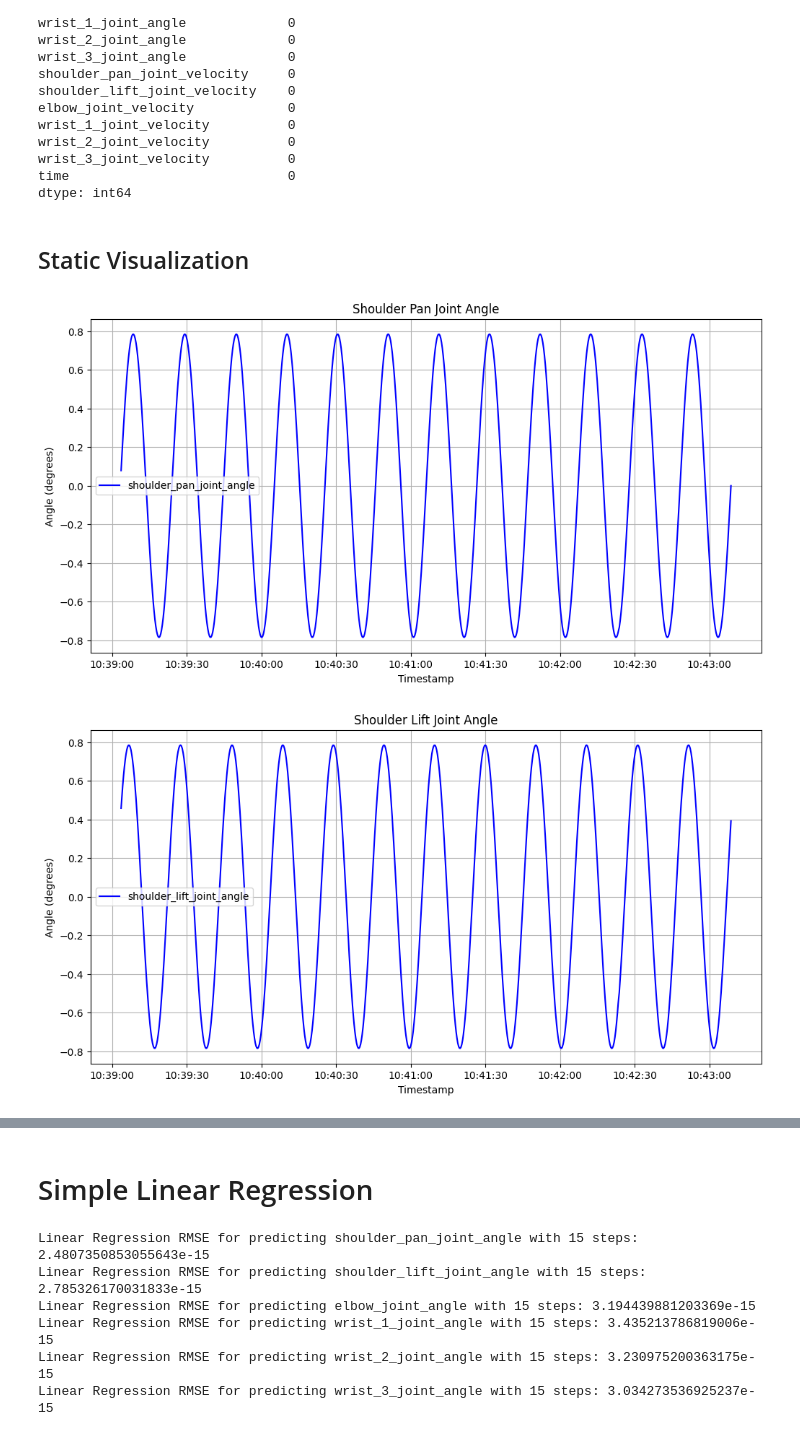
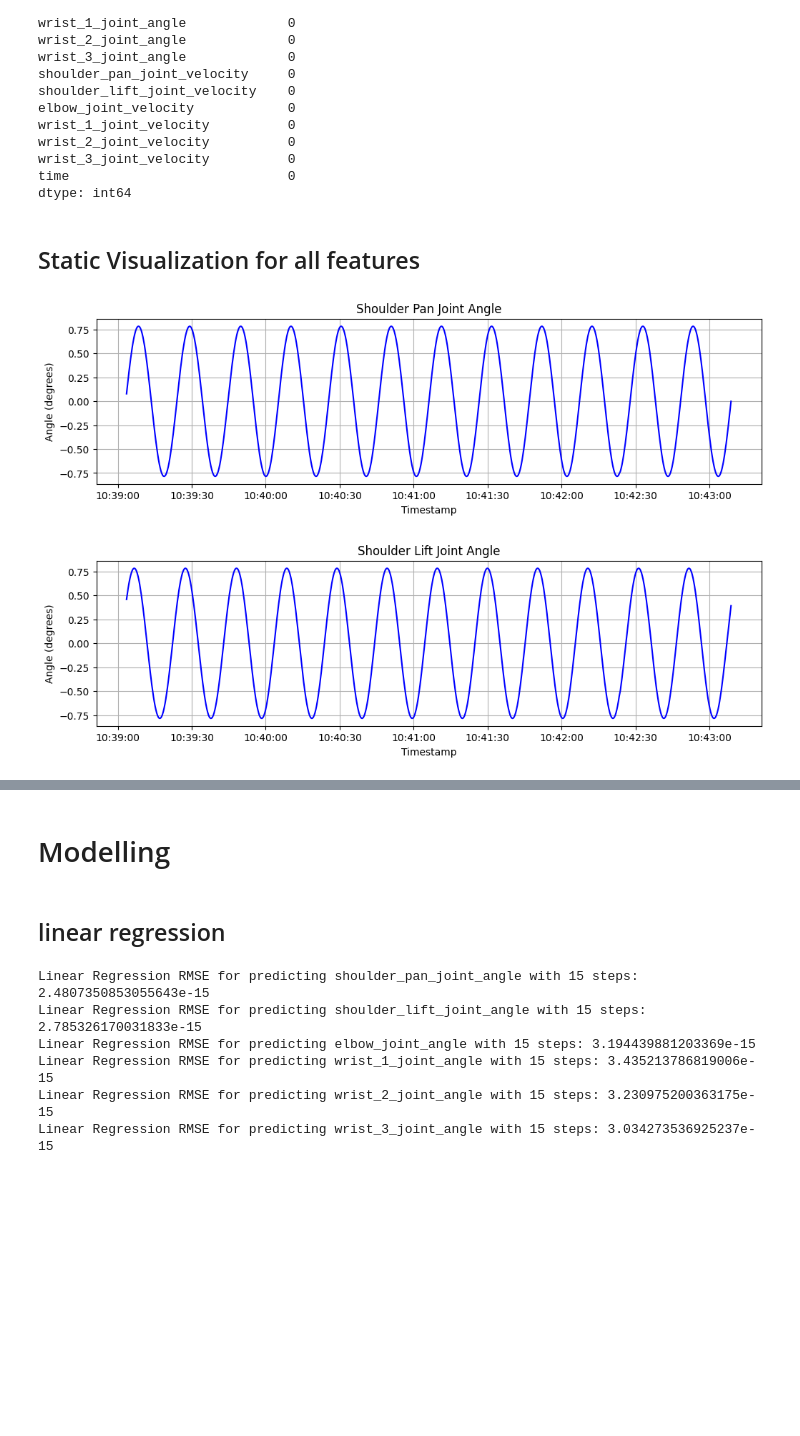
Before and after one commit to visakhpadmanabhan7/robot_simulation_webots, a Jupyter notebook: analysis_and_modelling/modelling.ipynb, the cells around one changed output, grey strips where cells are left out. Saved outputs shown, nothing was run; the diff lists cells and outputs as text; code cells hidden in the pictures; blank space fills up the shorter version.

```diff
--- a/analysis_and_modelling/modelling.ipynb
+++ b/analysis_and_modelling/modelling.ipynb
@@ -53,24 +83,23 @@ wrist_3_joint_velocity          0
 time                            0
 dtype: int64
 # %% [markdown]
-## Static Visualization
+## Static Visualization for all features
 # %%
 def plot_joint_angle(joint_data, joint_column, title):
-    plt.figure(figsize=(12, 6))
+    plt.figure(figsize=(12, 3))
     plt.plot(joint_data['timestamp'], joint_data[joint_column], color='b', label=joint_column)
     plt.title(title)
     plt.xlabel('Timestamp')
     plt.ylabel('Angle (degrees)')
-    plt.legend()
     plt.grid(True)
     plt.show()
 
 plot_joint_angle(joint_data, "shoulder_pan_joint_angle", "Shoulder Pan Joint Angle")
 plot_joint_angle(joint_data, "shoulder_lift_joint_angle", "Shoulder Lift Joint Angle")
 plot_joint_angle(joint_data, "elbow_joint_angle", "Elbow Joint Angle")
 plot_joint_angle(joint_data, "wrist_1_joint_angle", "Wrist 1 Joint Angle")
 plot_joint_angle(joint_data, "wrist_2_joint_angle", "Wrist 2 Joint Angle")
 plot_joint_angle(joint_data, "wrist_3_joint_angle", "Wrist 3 Joint Angle")
 # %% [output]
-[figure, old version]
+[figure, new version]
-[figure, old version]
+[figure, new version]
@@ -81,3 +110,5 @@ plot_joint_angle(joint_data, "wrist_3_joint_angle", "Wrist 3 Joint Angle")
 # %% [markdown]
-# Simple Linear Regression
+# Modelling
+# %% [markdown]
+## linear regression
 # %%
```
Also changed, not shown: parts of 8 cells of this notebook, 3 other files.
